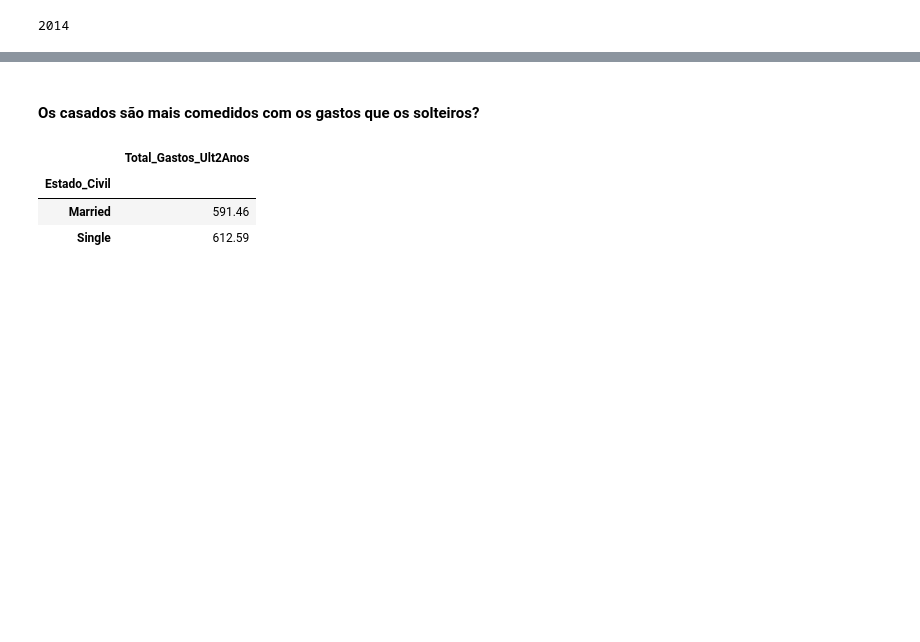
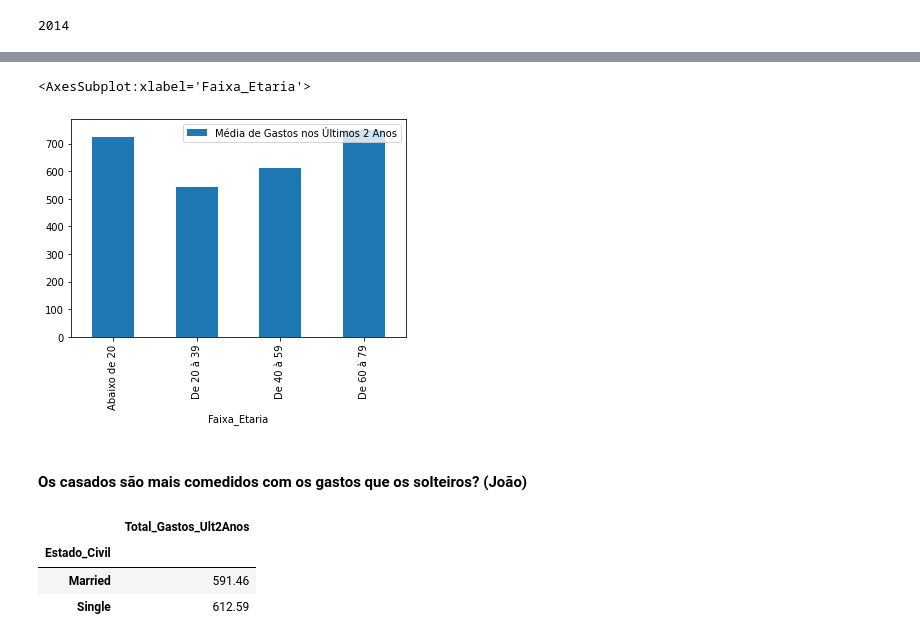
Before and after one commit to luiseraldo/Curso_DS_Degree, a Jupyter notebook: Projeto_Modulo_04/projeto_modulo_04.ipynb, the cells around one changed output, grey strips where cells are left out. Saved outputs shown, nothing was run; the diff lists cells and outputs as text; code cells hidden in the pictures; blank space fills up the shorter version.

```diff
--- a/Projeto_Modulo_04/projeto_modulo_04.ipynb
+++ b/Projeto_Modulo_04/projeto_modulo_04.ipynb
@@ -431,5 +364,11 @@ df[df["Idade"]==121]
+# %%
+df_gastos = df.groupby(['Faixa_Etaria'])[['Total_Gastos_Ult2Anos']].mean()
+df_gastos.rename(columns = {'Total_Gastos_Ult2Anos':'Média de Gastos nos Últimos 2 Anos'}).plot.bar()
+# %% [output]
+<AxesSubplot:xlabel='Faixa_Etaria'>
+[figure, added]
 # %% [markdown]
-#### Os casados são mais comedidos com os gastos que os solteiros?
+#### Os casados são mais comedidos com os gastos que os solteiros? (João)
 # %%
 df.groupby('Estado_Civil')[['Total_Gastos_Ult2Anos']].mean().loc[['Married','Single']]
 # %% [output]
```
Also changed, not shown: parts of 37 cells of this notebook.
